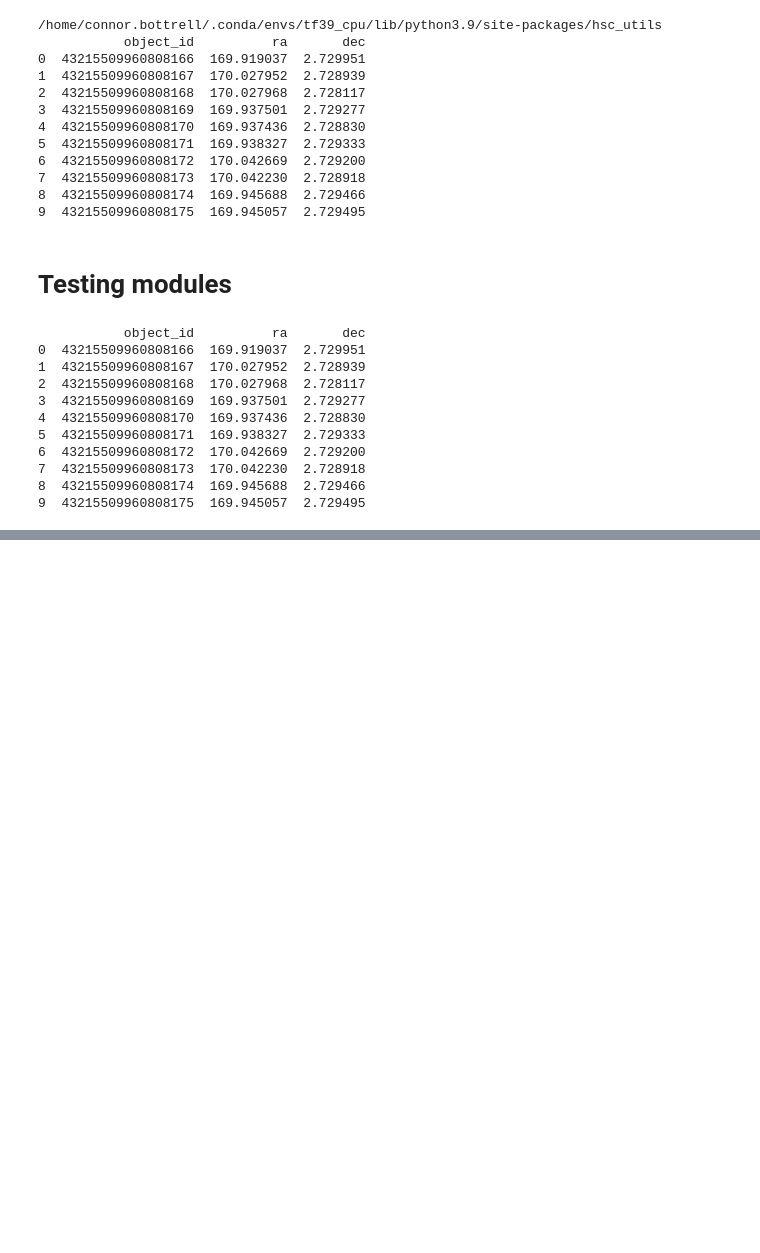
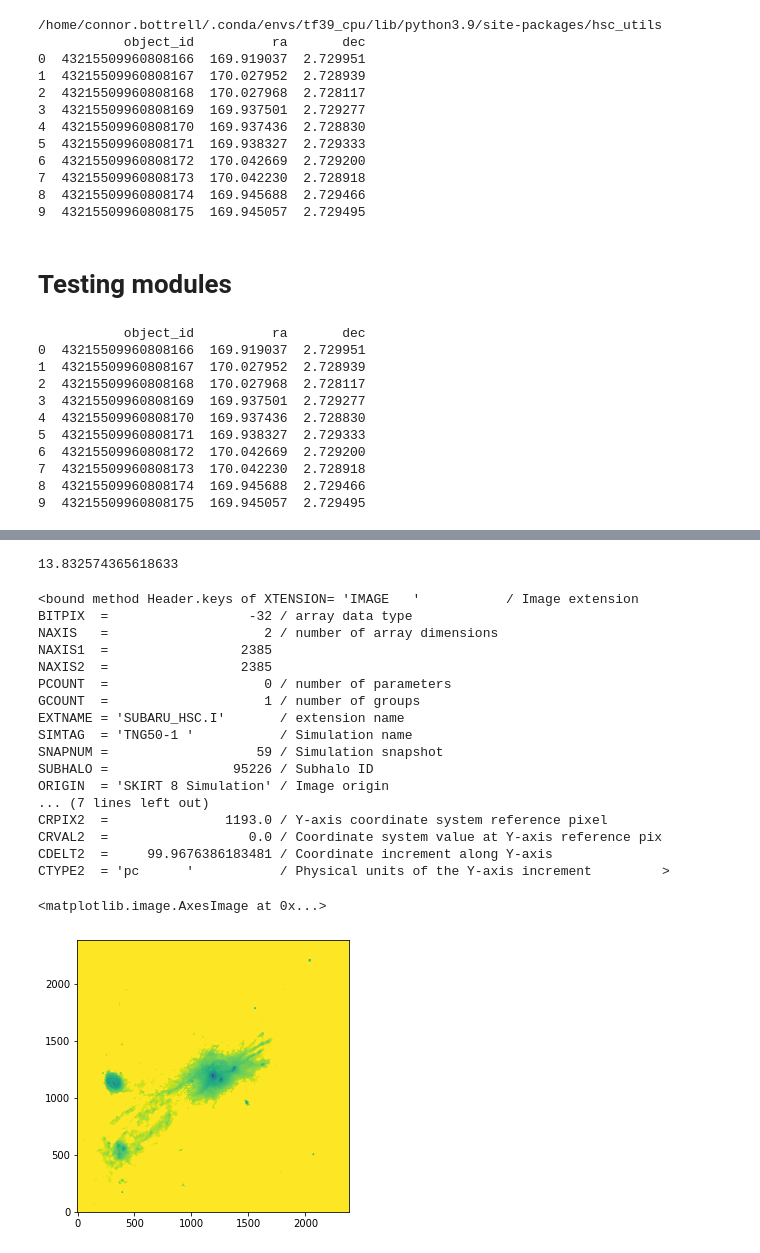
Before and after one commit to cbottrell/RealSim_HSC, a Jupyter notebook: testing.ipynb, the cells around one changed output, grey strips where cells are left out. Saved outputs shown, nothing was run; the diff lists cells and outputs as text; code cells hidden in the pictures; blank space fills up the shorter version.

```diff
--- a/testing.ipynb
+++ b/testing.ipynb
@@ -972,0 +1306,70 @@ print(df.head(10))
+# %%
+# SIM TNG50-1 SNAP 091 SUB 2 CAM V0
+
+# 14.68667447566986
+# 14.118269681930542
+# 13.779265880584717
+# 13.595272898674011
+# 13.446465730667114
+
+# "stellarphotometrics_g": -24.1752,
+# "stellarphotometrics_r": -24.5385,
+# "stellarphotometrics_i": -24.7633,
+# "stellarphotometrics_z": -24.9469,
+
+# From apmag in output file headers
+# mg 16.560769081115723
+# mr 15.739573240280151
+# mi 15.329641103744507
+# mz 15.094770193099976
+# my 14.934636950492859
+
+# From stellar photometrics catalogues
+# "stellarphotometrics_g": -22.0159,
+# "stellarphotometrics_r": -22.7572,
+# "stellarphotometrics_i": -23.1074,
+# "stellarphotometrics_z": -23.3664,
+
+Mag = -24.5385
+
+mag = 5*np.log10(472.29665868559954)+25+Mag
+print(mag)
+# %% [output]
+13.832574365618633
+# %%
+import matplotlib.pyplot as plt
+
+sim_tag = 'TNG50-1'
+snap = 59
+sub = 95226
+cam = 'v0'
+
+name = f'/lustre/work/connor.bottrell/Simulations/IllustrisTNG/TNG50-1/postprocessing/Photometry/{snap:03}/shalo_{snap:03}-{sub}_{cam}_photo.fits'
+
+data = fits.getdata(name,'SUBARU_HSC.I')
+hdr = fits.getheader(name,'SUBARU_HSC.I')
+print(hdr.keys)
+
+fig,ax = plt.subplots(figsize=(5,5))
+
+ax.imshow(data,origin='lower',vmin=14,vmax=26)
+# %% [output]
+<bound method Header.keys of XTENSION= 'IMAGE   '           / Image extension
+BITPIX  =                  -32 / array data type
+NAXIS   =                    2 / number of array dimensions
+NAXIS1  =                 2385
+NAXIS2  =                 2385
+PCOUNT  =                    0 / number of parameters
+GCOUNT  =                    1 / number of groups
+EXTNAME = 'SUBARU_HSC.I'       / extension name
+SIMTAG  = 'TNG50-1 '           / Simulation name
+SNAPNUM =                   59 / Simulation snapshot
+SUBHALO =                95226 / Subhalo ID
+ORIGIN  = 'SKIRT 8 Simulation' / Image origin
+... (7 lines left out)
+CRPIX2  =               1193.0 / Y-axis coordinate system reference pixel
+CRVAL2  =                  0.0 / Coordinate system value at Y-axis reference pix
+CDELT2  =     99.9676386183481 / Coordinate increment along Y-axis
+CTYPE2  = 'pc      '           / Physical units of the Y-axis increment         >
+<matplotlib.image.AxesImage at 0x...>
+[figure, added]
```
Also changed, not shown: parts of 11 cells of this notebook, 2 other files.
